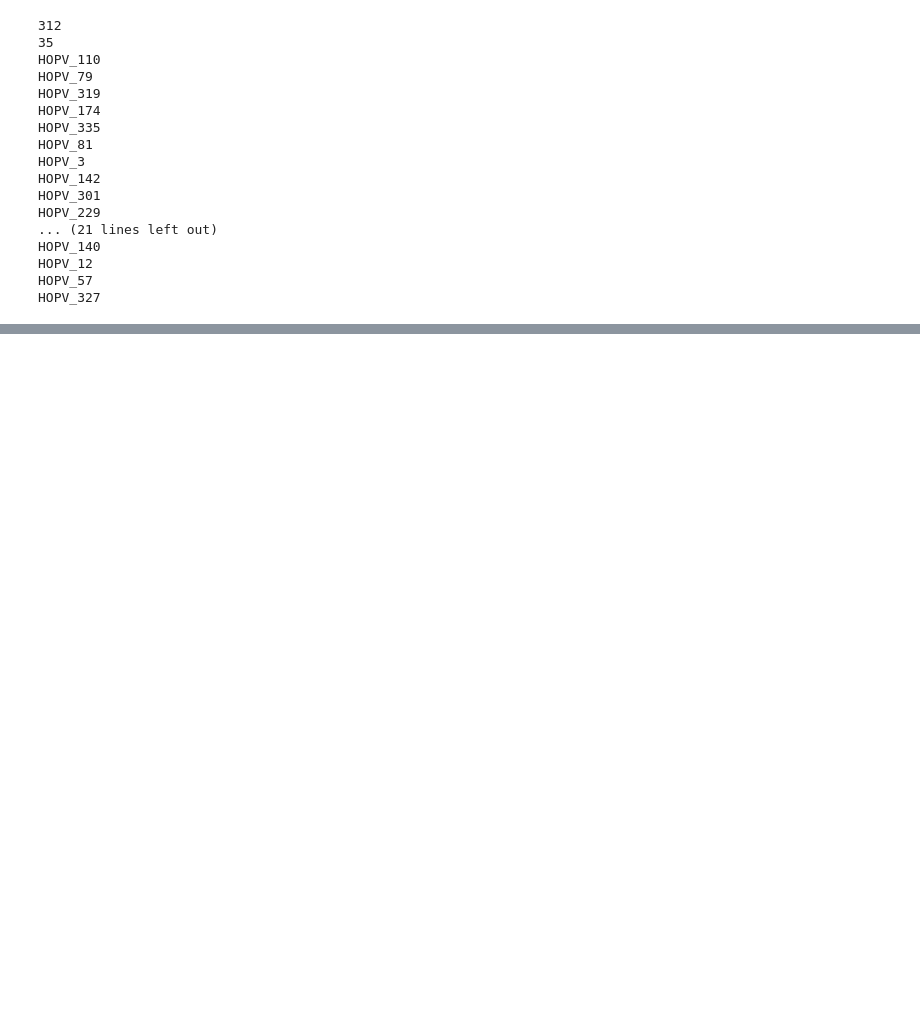
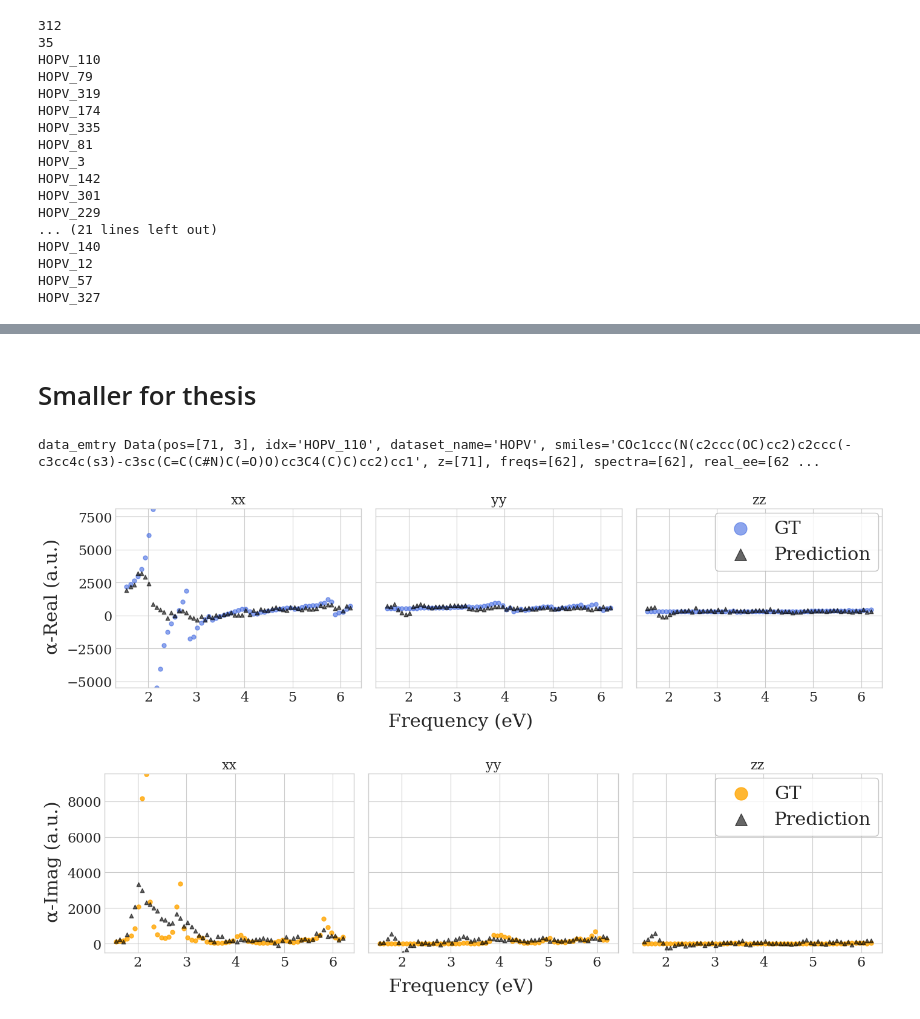
Before and after one commit to aimat-lab/dyn-detanet, a Jupyter notebook: code/calculate_pol_spectraHOPVimag+real.ipynb, the cells around one changed output, grey strips where cells are left out. Drawn from its saved outputs; the diff is of its cells as text; code cells hidden in the pictures; blank space fills up the shorter version.

```diff
--- a/code/calculate_pol_spectraHOPVimag+real.ipynb
+++ b/code/calculate_pol_spectraHOPVimag+real.ipynb
@@ -254,7 +254,7 @@ model_HOPV = DetaNet(num_features=256,
                     irreps_out= '124x2e', #'2e',# '2e+2e',
                     summation=True,
                     norm=False,
-                    out_type='cal_multi_tensor',
+                    out_type='multi_tensor',
                     grad_type=None,
                     x_features=62,
                     device=device)
@@ -269,5 +269,5 @@ model_HOPV.load_state_dict(state_dict=state_dict)
 # %%
-for i in range(4):
+for i in range(1):
     data_entry = HOPV_val_datasets[i]  # Assuming you want to plot the first entry
     plot_polarizability_elements(data_entry ,model_HOPV, out_dir="/home/maria/dyn-detanet/images")
 # %% [output]
@@ -301,0 +276,36 @@ pred_pol_imag (62, 3, 3)
+# %% [markdown]
+# Smaller for thesis
+# %%
+# -------------------------------
+# Create Model
+# -------------------------------
+device = torch.device("cuda") if torch.cuda.is_available() else torch.device("cpu")
+
+
+def approach_1_HOPV_model(device,params='trained_param/dynamic-polarizability/OPT_HOPV_NoSpectra0spectra80epochs_32batchsize_0.0005lr_4cutoff_4numblock_64features_8att_HOPV.pth'):
+    state_dict = torch.load(params)
+    model = DetaNet(num_features=64,
+                    act='swish',
+                    maxl=3,
+                    num_block=4,
+                    radial_type='trainable_bessel',
+                    num_radial=128,
+                    attention_head=8,
+                    rc=4.0,
+                    dropout=0.0,
+                    use_cutoff=False,
+                    max_atomic_number=34,
+                    atom_ref=None,
+                    scale=1.0,
+                    scalar_outsize=(4*62),
+                    irreps_out='124x2e',
+                    summation=True,
+                    norm=False,
+                    out_type='multi_tensor',
+                    grad_type=None,
+                    x_features=0,
+                    device=device)
+    model.load_state_dict(state_dict=state_dict)
+    return model
+
+model_app1 = approach_1_HOPV_model(device)
@@ -301,0 +436,10 @@ pred_pol_imag (62, 3, 3)
+# %%
+for i in range(1):
+    data_entry = HOPV_val_datasets[i]  # Assuming you want to plot the first entry
+    print("data_emtry", data_entry)
+
+    plot_polarizability_elements_app1(data_entry ,model_app1, out_dir="/home/maria/dyn-detanet/images")
+# %% [output]
+data_emtry Data(pos=[71, 3], idx='HOPV_110', dataset_name='HOPV', smiles='COc1ccc(N(c2ccc(OC)cc2)c2ccc(-c3cc4c(s3)-c3sc(C=C(C#N)C(=O)O)cc3C4(C)C)cc2)cc1', z=[71], freqs=[62], spectra=[62], real_ee=[62 ...
+[figure, added]
+[figure, added]
```
Also changed, not shown: parts of 6 cells of this notebook, 20 other files.
